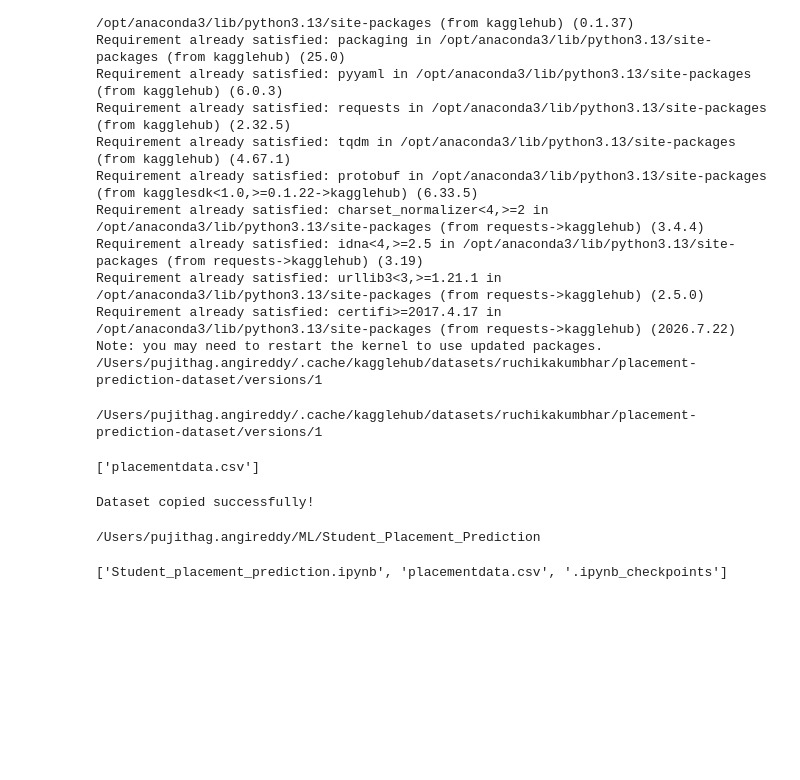
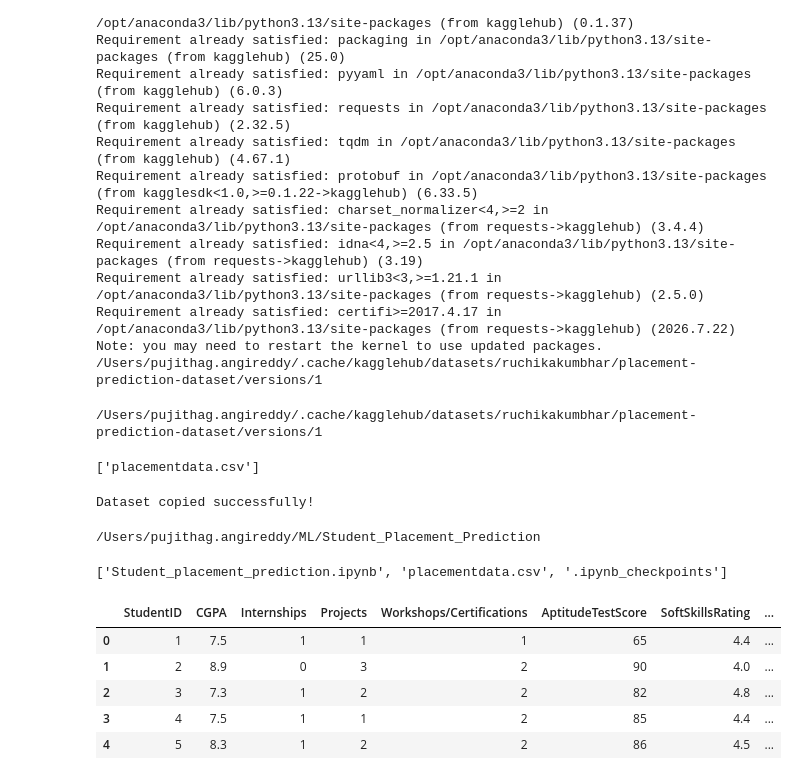
Before and after one commit to Pujithareddy50/ML, a Jupyter notebook: Student_Placement_Prediction/Student_placement_prediction.ipynb, the cells around one changed output. Saved outputs shown, nothing was run; the diff lists cells and outputs as text; code cells hidden in the pictures; blank space fills up the shorter version.

```diff
--- a/Student_Placement_Prediction/Student_placement_prediction.ipynb
+++ b/Student_Placement_Prediction/Student_placement_prediction.ipynb
@@ -144,3 +144,16 @@ print(os.getcwd())
 print(os.listdir("."))
 # %% [output]
 ['Student_placement_prediction.ipynb', 'placementdata.csv', '.ipynb_checkpoints']
+# %%
+import pandas as pd
+
+df = pd.read_csv("placementdata.csv")
+
+df.head()
+# %% [output]
+|  | StudentID | CGPA | Internships | Projects | Workshops/Certifications | AptitudeTestScore | SoftSkillsRating | ... |
+| 0 | 1 | 7.5 | 1 | 1 | 1 | 65 | 4.4 | ... |
+| 1 | 2 | 8.9 | 0 | 3 | 2 | 90 | 4.0 | ... |
+| 2 | 3 | 7.3 | 1 | 2 | 2 | 82 | 4.8 | ... |
+| 3 | 4 | 7.5 | 1 | 1 | 2 | 85 | 4.4 | ... |
+| 4 | 5 | 8.3 | 1 | 2 | 2 | 86 | 4.5 | ... |
```
Also changed, not shown: parts of 4 cells of this notebook.
